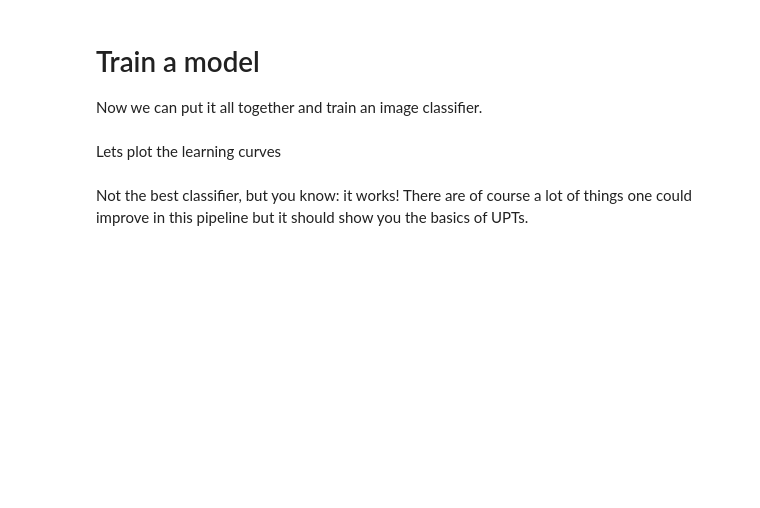
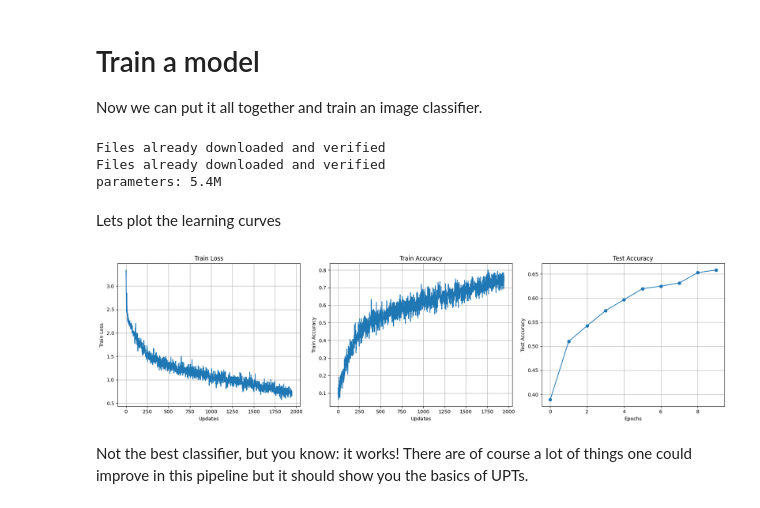
Before and after one commit to BenediktAlkin/upt-minimal, a Jupyter notebook: 2_image_classification.ipynb, the cells around one changed output. Saved outputs shown, nothing was run; the diff lists cells and outputs as text; code cells hidden in the pictures; blank space fills up the shorter version.

```diff
--- a/2_image_classification.ipynb
+++ b/2_image_classification.ipynb
@@ -120,11 +150,9 @@ from upt.models.upt_image_classifier import UPTImageClassifier
 device = torch.device("cuda")
 
 # initialize dataset
-data_root = Path("./data")
-data_root.mkdir(exist_ok=True)
 transform = ToTensor()
-train_dataset = CIFAR10(root=data_root, train=True, download=True, transform=transform)
-test_dataset = CIFAR10(root=data_root, train=False, download=True, transform=transform)
+train_dataset = CIFAR10(root="./data", train=True, download=True, transform=transform)
+test_dataset = CIFAR10(root="./data", train=False, download=True, transform=transform)
 
 # hyperparameters
 dim = 192  # ~6M parameter model
@@ -226,7 +254,7 @@ for _ in range(epochs):
         optim.zero_grad()
 
         # status update
-        train_accuracy = (y_hat.argmax(dim=1) == y).sum() / y.numel()
+        train_accuracy = ((y_hat.argmax(dim=1) == y).sum() / y.numel()).item()
         update += 1
         pbar.update()
         pbar.set_description(
@@ -251,27 +279,33 @@ for _ in range(epochs):
         f"train_accuracy: {train_accuracy * 100:4.1f}% "
         f"test_accuracy: {test_accuracy * 100:4.1f}%"
     )
+# %% [output]
+Files already downloaded and verified
+Files already downloaded and verified
+parameters: 5.4M
 # %% [markdown]
 Lets plot the learning curves
 # %%
 import matplotlib.pyplot as plt
 fig, axes = plt.subplots(1, 3, figsize=(18, 5))
 axes[0].plot(range(len(train_losses)), train_losses)
 axes[0].set_xlabel("Updates")
 axes[0].set_ylabel("Train Loss")
-axes[0].legend()
+axes[0].set_title("Train Loss")
 axes[0].grid(True)
 axes[1].plot(range(len(train_accuracies)), train_accuracies)
 axes[1].set_xlabel("Updates")
 axes[1].set_ylabel("Train Accuracy")
-axes[1].legend()
+axes[1].set_title("Train Accuracy")
 axes[1].grid(True)
 axes[2].plot(range(len(test_accuracies)), test_accuracies, marker="o")
 axes[2].set_xlabel("Epochs")
 axes[2].set_ylabel("Test Accuracy")
-axes[2].legend()
+axes[2].set_title("Test Accuracy")
 axes[2].grid(True)
 plt.tight_layout()
 plt.show()
+# %% [output]
+[figure, added]
 # %% [markdown]
 Not the best classifier, but you know: it works! There are of course a lot of things one could improve in this pipeline but it should show you the basics of UPTs.
```
Also changed, not shown: parts of 6 cells of this notebook, 1 other file.
